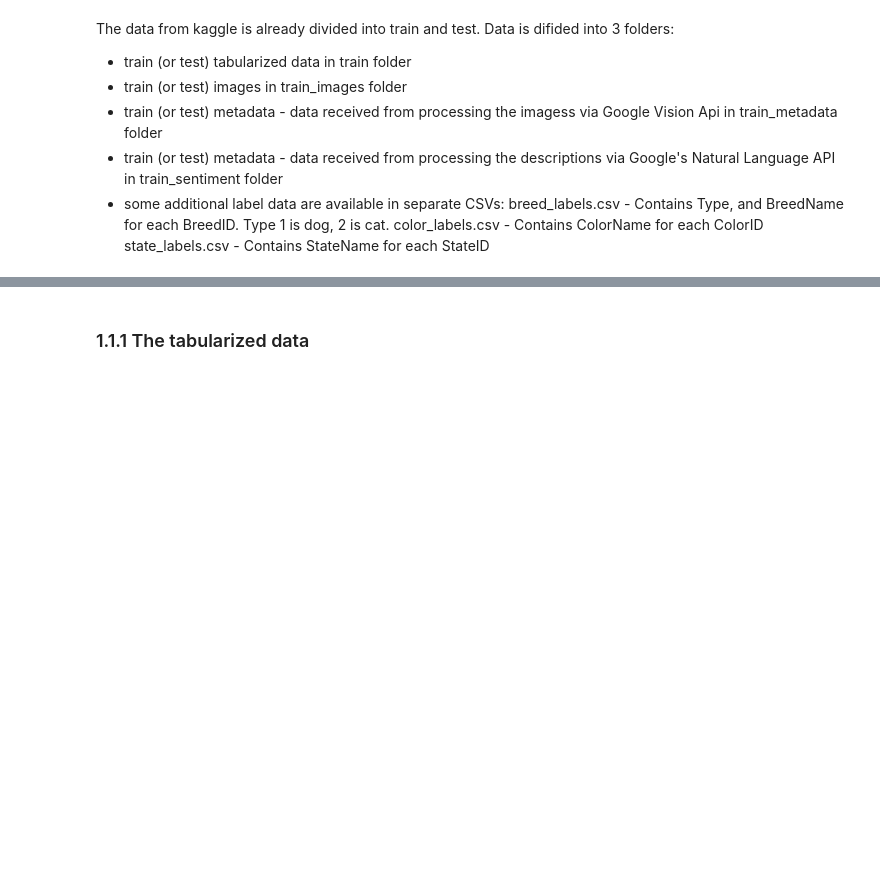
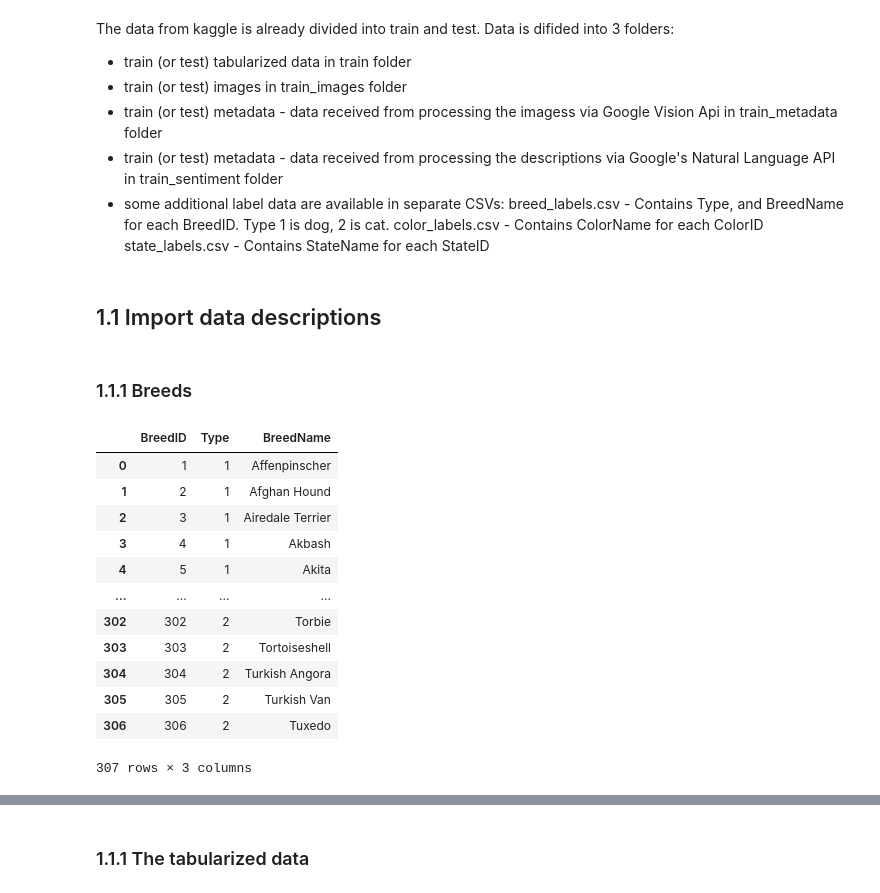
Before and after one commit to dawidjwisniewski/pet_adoption, a Jupyter notebook: project.ipynb, the cells around one changed output, grey strips where cells are left out. Drawn from its saved outputs; the diff is of its cells as text; code cells hidden in the pictures; blank space fills up the shorter version.

```diff
--- a/project.ipynb
+++ b/project.ipynb
@@ -83,3 +89,24 @@ Data is difided into 3 folders:
         breed_labels.csv - Contains Type, and BreedName for each BreedID. Type 1 is dog, 2 is cat.
         color_labels.csv - Contains ColorName for each ColorID
         state_labels.csv - Contains StateName for each StateID
+# %% [markdown]
+## 1.1 Import data descriptions
+# %% [markdown]
+### 1.1.1 Breeds
+# %%
+breed_labels = pd.read_csv('Data/breed_labels.csv')
+breed_labels
+# %% [output]
+|  | BreedID | Type | BreedName |
+| 0 | 1 | 1 | Affenpinscher |
+| 1 | 2 | 1 | Afghan Hound |
+| 2 | 3 | 1 | Airedale Terrier |
+| 3 | 4 | 1 | Akbash |
+| 4 | 5 | 1 | Akita |
+| ... | ... | ... | ... |
+| 302 | 302 | 2 | Torbie |
+| 303 | 303 | 2 | Tortoiseshell |
+| 304 | 304 | 2 | Turkish Angora |
+| 305 | 305 | 2 | Turkish Van |
+| 306 | 306 | 2 | Tuxedo |
+307 rows × 3 columns
```
Also changed, not shown: parts of 30 cells of this notebook.
